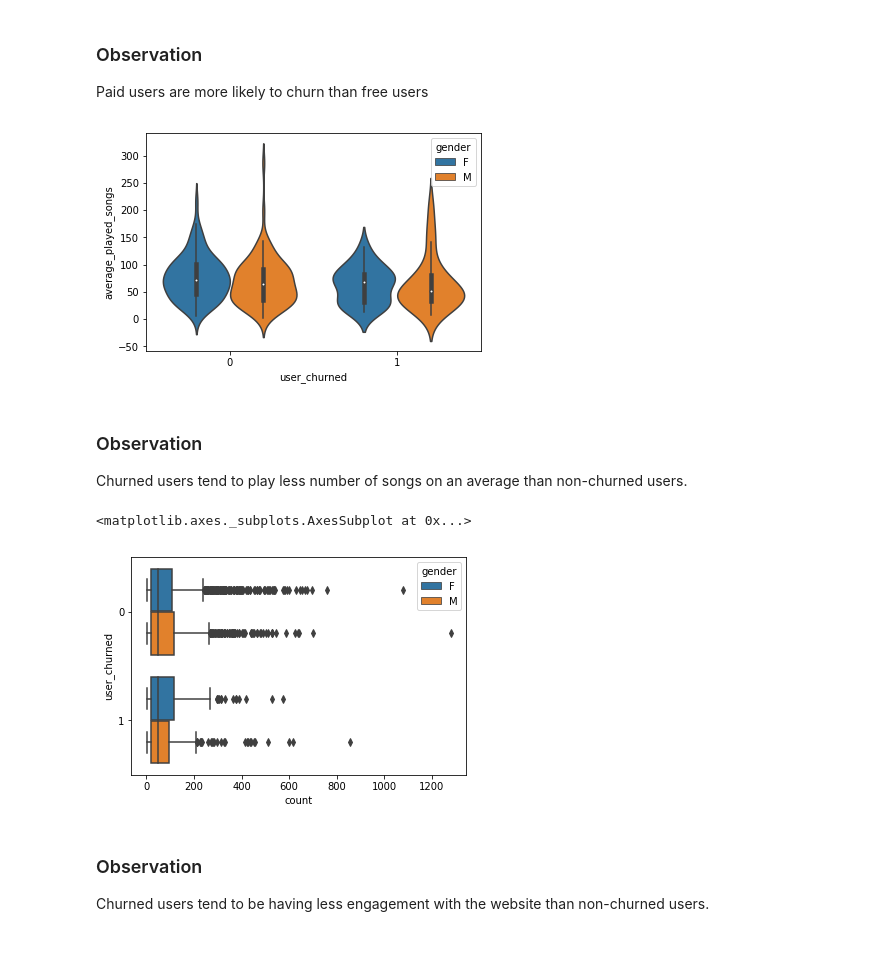
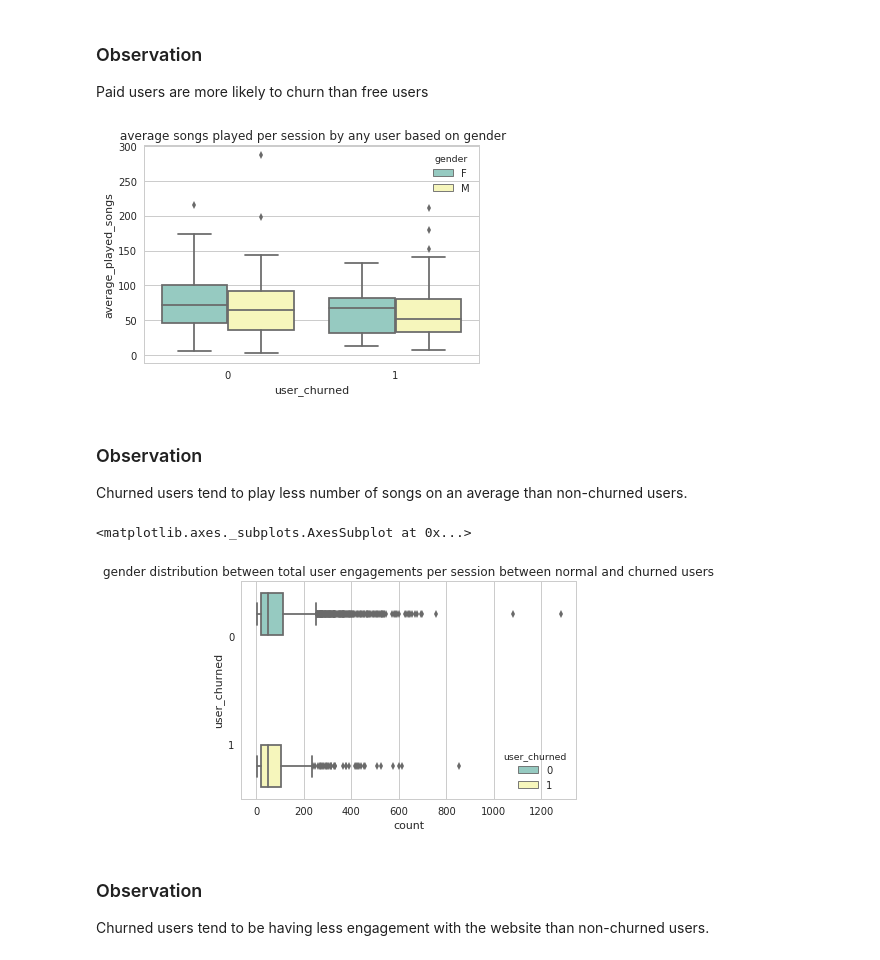
Before and after one commit to sunnyanand17/spark-project, a Jupyter notebook: Sparkify.ipynb, the cells around one changed output. Saved outputs shown, nothing was run; the diff lists cells and outputs as text; code cells hidden in the pictures.

```diff
--- a/Sparkify.ipynb
+++ b/Sparkify.ipynb
@@ -8,6 +8,7 @@ You can follow the steps below to guide your data analysis and model building po
 from pyspark.sql import SparkSession
 from pyspark.sql.functions import isnan, when, count, col,udf
 
+sns.set(style="whitegrid", color_codes=True)
 
 
 
@@ -22,7 +23,7 @@ import datetime
 import pyspark
 from pyspark.ml.evaluation import MulticlassClassificationEvaluator
 from pyspark.sql.types import IntegerType
-from pyspark.ml.classification import GBTClassifier, LinearSVC, RandomForestClassifier
+from pyspark.ml.classification import GBTClassifier, LinearSVC, RandomForestClassifier,LogisticRegression
 
 from pyspark.ml.feature import VectorAssembler, StandardScaler
 from pyspark.ml.tuning import CrossValidator, ParamGridBuilder
@@ -283,20 +286,21 @@ Paid users are more likely to churn than free users
 total_songs_df = df.where('page == "NextSong"').groupby(['user_churned', 'userId', 'sessionId', 'gender']).count()\
     .groupby(['user_churned', 'userId', 'gender']).agg({'count': 'avg'})\
     .withColumnRenamed('avg(count)', 'average_played_songs').toPandas()
-
-ax = sns.violinplot('user_churned', y = 'average_played_songs', hue = 'gender', data = total_songs_df)
+plt.title(" average songs played per session by any user based on gender")
+ax = sns.boxplot(x= 'user_churned', y = 'average_played_songs', hue = 'gender', data = total_songs_df, palette="Set3")
 # %% [output]
-[figure, old version]
+[figure, new version]
 # %% [markdown]
 ### Observation
 Churned users tend to play less number of songs on an average than non-churned users.
 # %%
 # gender distribution for total user engagements per session between normal and churned users
 df_engage = df.groupby("user_churned", "userId", "sessionId", 'gender').count().toPandas()
-sns.boxplot(x = 'count', y = 'user_churned', orient = 'horizontal', data = df_engage ,hue = 'gender')
+plt.title("gender distribution between total user engagements per session between normal and churned users")
+sns.boxplot(x = 'count', y = 'user_churned', orient = 'horizontal', data = df_engage ,hue = 'user_churned', palette="Set3")
 # %% [output]
 <matplotlib.axes._subplots.AxesSubplot at 0x...>
-[figure, old version]
+[figure, new version]
 # %% [markdown]
 ### Observation
 Churned users tend to be having less engagement with the website than non-churned users.
```
Also changed, not shown: parts of 29 cells of this notebook, 1 other file.
